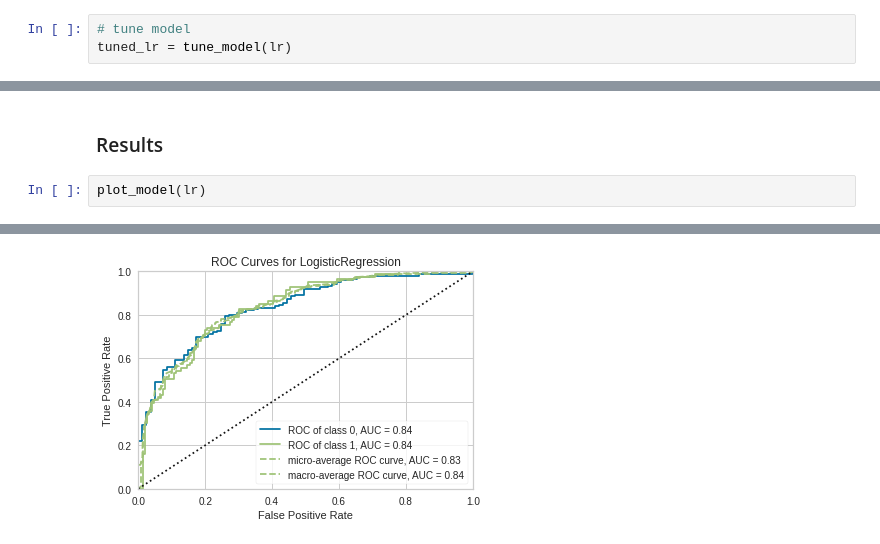
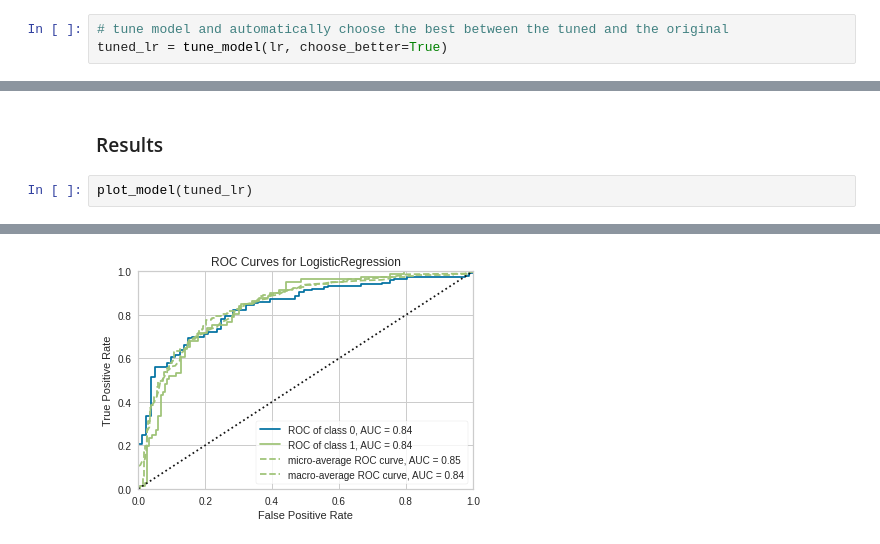
Before and after one commit to anderl23/Diabetes-Prediction-using-Maching-Learning-methods---Random-Forrest-and-AutoML---Louise-Anderson, a Jupyter notebook: ca4015_LouiseAnderson_assignment1.ipynb, the cells around one changed output, grey strips where cells are left out. Drawn from its saved outputs; the diff is of its cells as text.

```diff
--- a/ca4015_LouiseAnderson_assignment1.ipynb
+++ b/ca4015_LouiseAnderson_assignment1.ipynb
@@ -351,7 +379,7 @@ lr = create_model('lr')
 [interactive output not drawn]
 # %%
-# tune model
-tuned_lr = tune_model(lr)
+# tune model and automatically choose the best between the tuned and the original
+tuned_lr = tune_model(lr, choose_better=True)
 # %% [output]
 [interactive output not drawn]
 |  | Accuracy | AUC | Recall | Prec. | F1 | Kappa | MCC |
@@ -412,8 +446,8 @@ mean accuracy lr > mean accuracy boosted_lr therefore again we will stick with t
 # %% [markdown]
 ### Results
 # %%
-plot_model(lr)
+plot_model(tuned_lr)
 # %% [output]
 [interactive output not drawn]
-[figure, old version]
+[figure, new version]
 # %%
```
Also changed, not shown: parts of 20 cells of this notebook.
